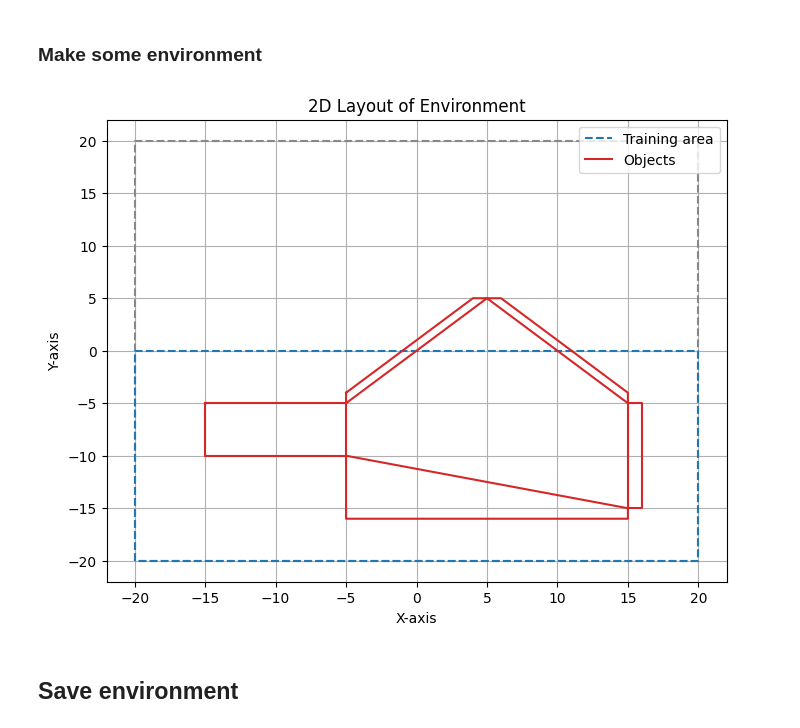
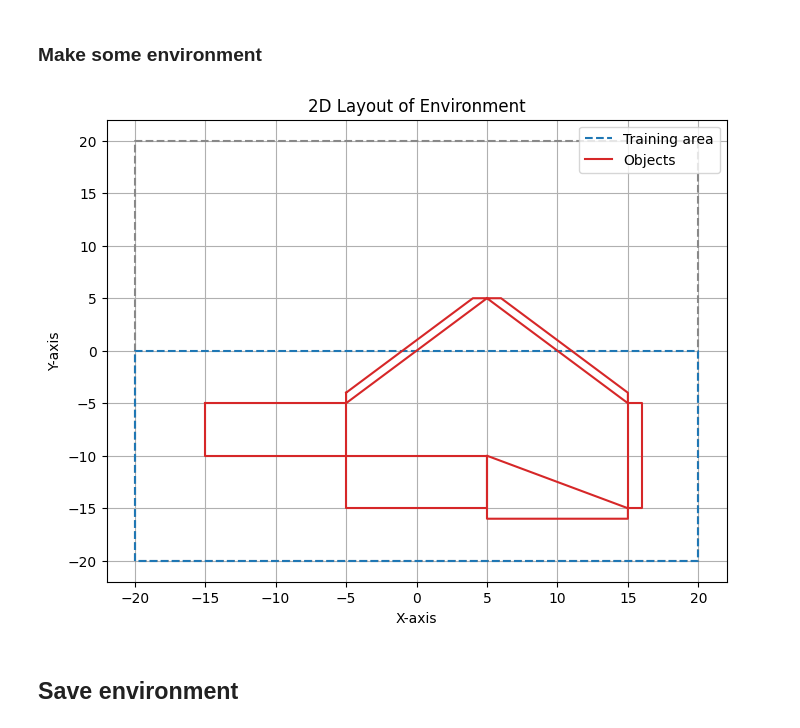
Before and after one commit to 1101AlexZab1011/SpatialMemory, a Jupyter notebook: examples/create_environment.ipynb, the cells around one changed output. Drawn from its saved outputs; the diff is of its cells as text; code cells hidden in the pictures.

Commit message:
points for constructing environment

```diff
--- a/examples/create_environment.ipynb
+++ b/examples/create_environment.ipynb
@@ -68,27 +72,41 @@ fig = builder.plot()
 [figure]
 # %% [markdown]
 ### Make some environment
-# %%
-fig = builder.add_object(
-    Object2D(
-        (-5, 4, 5, -5), # x coordinates
-        (-4, 5, 5, -5) # y coordinates
-    ),
-    Object2D(
-        (5, 6, 15, 15), # x coordinates
-        (5, 5, -4, -5) # y coordinates
-    ),
-    Object2D(
-        (15, 16, 16, 15), # x coordinates
-        (-5, -5, -15, -15) # y coordinates
-    ),
-    Object2D(
-        (15, 15, -5, -5), # x coordinates
-        (-15, -16, -16, -10) # y coordinates
-    ),
-).plot()
-# %% [output]
-[figure, removed]
+# %%
+fig = builder.add_object(
+    Object2D(
+        Point2D(-5, -4),
+        Point2D(4, 5),
+        Point2D(5, 5),
+        Point2D(-5, -5)
+    ),
+    Object2D(
+        Point2D(5, 5),
+        Point2D(6, 5),
+        Point2D(15, -4),
+        Point2D(15, -5)
+    ),
+    Object2D(
+        Point2D(15, -5),
+        Point2D(16, -5),
+        Point2D(16, -15),
+        Point2D(15, -15)
+    ),
+    Object2D(
+        Point2D(15, -15),
+        Point2D(15, -16),
+        Point2D(5, -16),
+        Point2D(5, -10)
+    ),
+    Object2D(
+        Point2D(5, -10),
+        Point2D(5, -15),
+        Point2D(-5, -15),
+        Point2D(-5, -10)
+    )
+).plot()
+# %% [output]
+[figure, added]
 # %% [markdown]
 ## Save environment
 # %%
```
Also changed, not shown: parts of 6 cells of this notebook, 5 other files.
